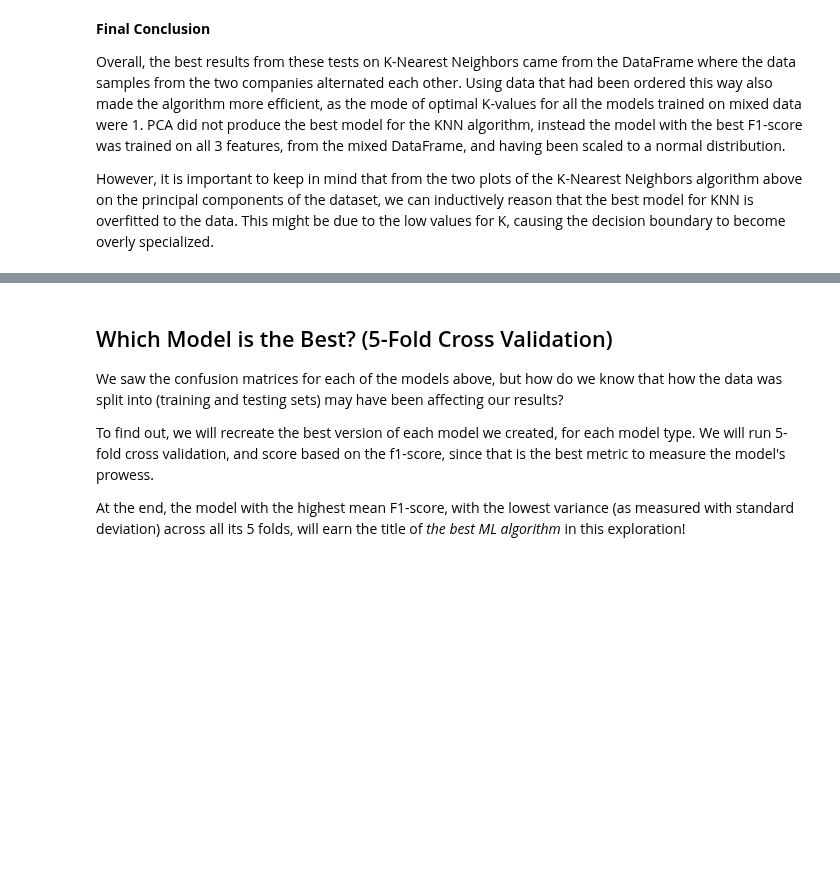
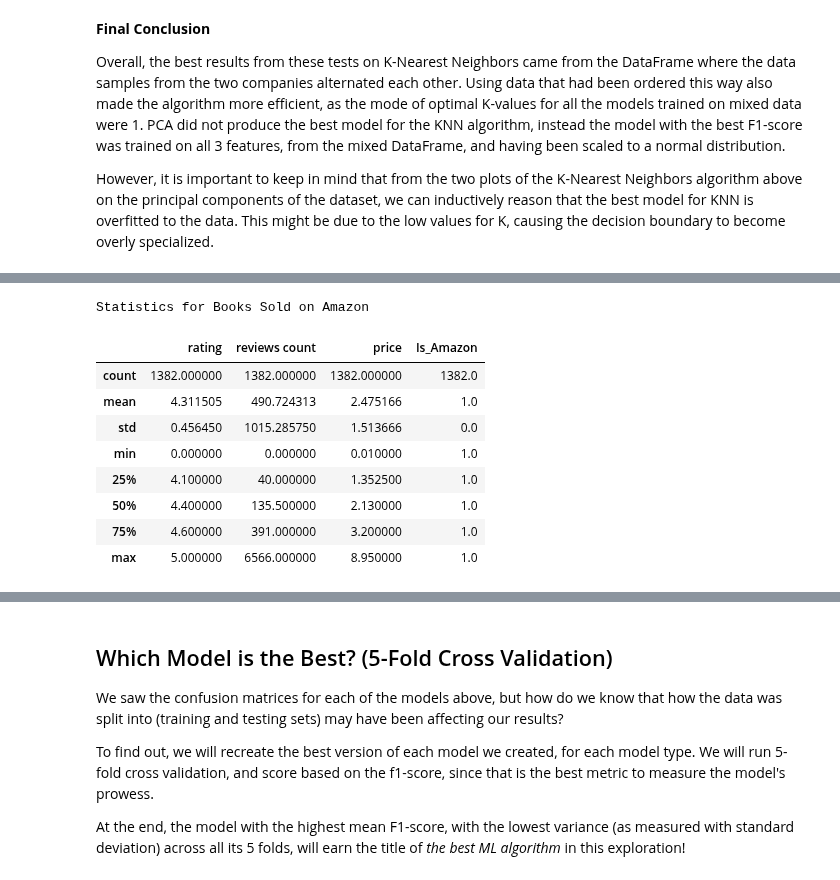
Before and after one commit to UPstartDeveloper/bookstore-classifier, a Jupyter notebook: classifications.ipynb, the cells around one changed output, grey strips where cells are left out. Cells and saved outputs as stored; diff of their text form; code cells hidden in the pictures; blank space fills up the shorter version.

```diff
--- a/classifications.ipynb
+++ b/classifications.ipynb
@@ -1394,0 +1409,25 @@ However, it is important to keep in mind that from the two plots of the K-Neares
+# %%
+def print_book_stats(company_type):
+    '''Describe the stats for books sold by one company, for each of the dataset features.'''
+    if company_type == 1:
+        company_name = 'Amazon'
+    else:  # company_type = 0
+        company_name = 'Flipkart'
+    print(f'Statistics for Books Sold on {company_name}')
+    # to make life easier, let's use the principal components of the data for these measurements
+    return all_books_mixed[all_books_mixed['Is_Amazon'] == company_type].describe()
+
+# to make life easier, let's use the principal components of the data for these measurements
+amzn_stats = print_book_stats(1)
+amzn_stats
+# %% [output]
+Statistics for Books Sold on Amazon
+|  | rating | reviews count | price | Is_Amazon |
+| count | 1382.000000 | 1382.000000 | 1382.000000 | 1382.0 |
+| mean | 4.311505 | 490.724313 | 2.475166 | 1.0 |
+| std | 0.456450 | 1015.285750 | 1.513666 | 0.0 |
+| min | 0.000000 | 0.000000 | 0.010000 | 1.0 |
+| 25% | 4.100000 | 40.000000 | 1.352500 | 1.0 |
+| 50% | 4.400000 | 135.500000 | 2.130000 | 1.0 |
+| 75% | 4.600000 | 391.000000 | 3.200000 | 1.0 |
+| max | 5.000000 | 6566.000000 | 8.950000 | 1.0 |
```
Also changed, not shown: parts of 14 cells of this notebook.
